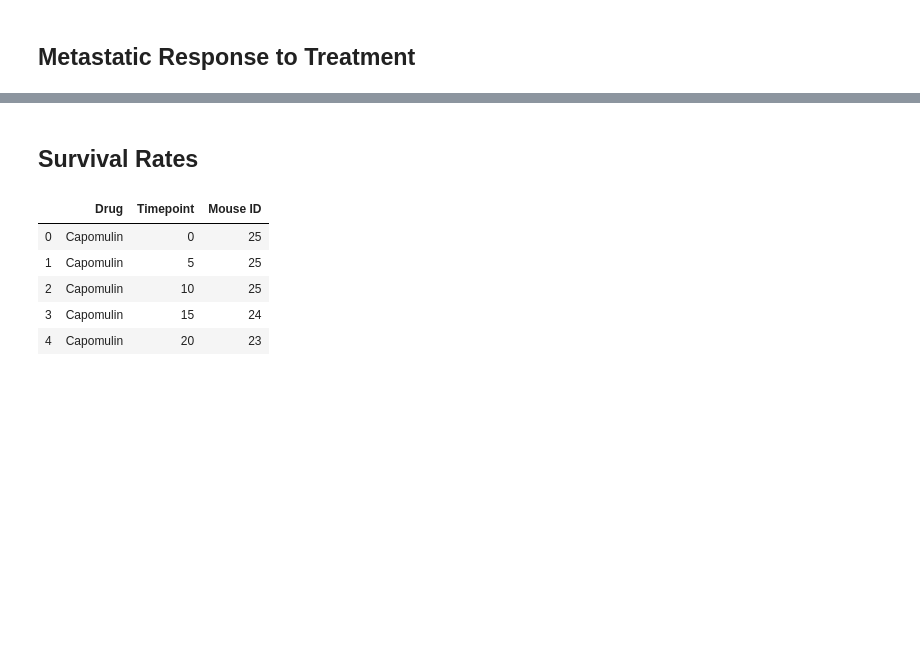
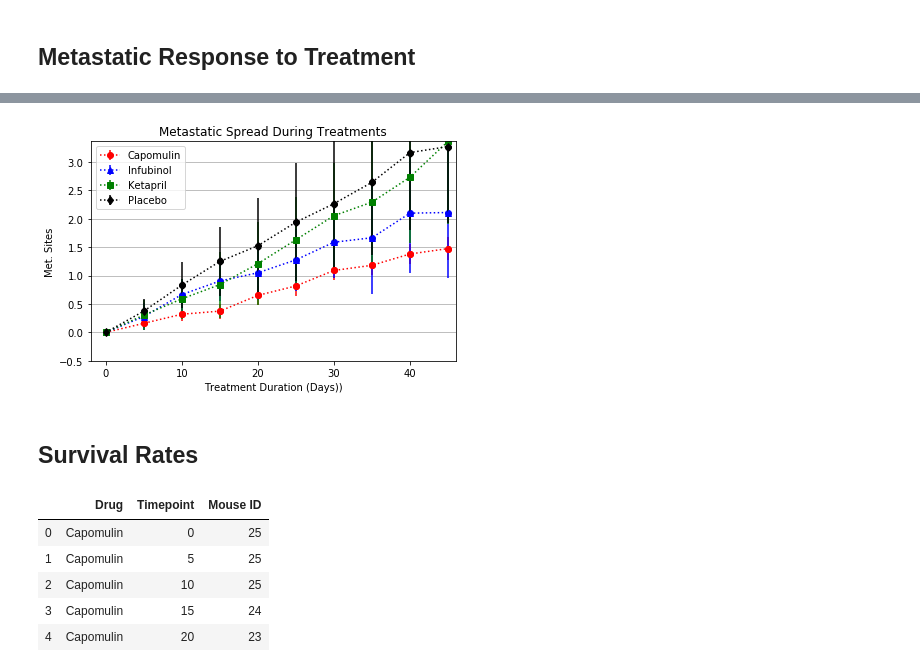
Before and after one commit to nadireag/matplotlib-challenge, a Jupyter notebook: Pymaceuticals/pymaceuticals.ipynb, the cells around one changed output, grey strips where cells are left out. Cells and saved outputs as stored; diff of their text form; code cells hidden in the pictures; blank space fills up the shorter version.

```diff
--- a/Pymaceuticals/pymaceuticals.ipynb
+++ b/Pymaceuticals/pymaceuticals.ipynb
@@ -247,0 +258,9 @@ drug_data.head()
+# %%
+# Select error values for desired drugs
+
+metastatic_error1= metastatic_error_data.loc[(metastatic_error_data["Drug"] == "Capomulin"), "Metastatic Sites"]
+metastatic_error2= metastatic_error_data.loc[(metastatic_error_data["Drug"] == "Infubinol"), "Metastatic Sites"]
+metastatic_error3= metastatic_error_data.loc[(metastatic_error_data["Drug"] == "Ketapril"), "Metastatic Sites"]
+metastatic_error4= metastatic_error_data.loc[(metastatic_error_data["Drug"] == "Placebo"), "Metastatic Sites"]
+
+metastatic_error4
@@ -247,0 +279,6 @@ drug_data.head()
+# %%
+# Create the new data frame for each drugs metastatic values
+
+metastatic_sites = pd.pivot_table(metastatic_df, index = "Timepoint", columns = "Drug", values = "Metastatic Sites")
+
+metastatic_sites.head()
@@ -247,0 +293,4 @@ drug_data.head()
+# %%
+# Reset the index to select columns necessary for plot
+metastatic_data = metastatic_sites.reset_index()
+metastatic_data
@@ -248,3 +309,41 @@ drug_data.head()
+# %%
+ #Generate the Plot (with Error Bars)
+# Create scatter plot for Capomulin values
+plt.scatter(metastatic_data["Timepoint"],metastatic_data["Capomulin"] , color = "red")
+plt.errorbar(metastatic_data["Timepoint"],metastatic_data["Capomulin"], yerr=metastatic_error1, color = "red", fmt = "o", linestyle = ":", label = "Capomulin")
+
+# Create a scatter plot for Infubinol values
+infubinol = plt.scatter(metastatic_data["Timepoint"], metastatic_data["Infubinol"], color = "blue")
+plt.errorbar(metastatic_data["Timepoint"],metastatic_data["Infubinol"], yerr=errors2, color = "blue", fmt = "^", linestyle = ":", label = "Infubinol")
+
+# Create a scatter plot for Ketapril values
+ketapril = plt.scatter(metastatic_data["Timepoint"], metastatic_data["Ketapril"], color = "blue")
+plt.errorbar(metastatic_data["Timepoint"],metastatic_data["Ketapril"], yerr=errors3, color = "green", fmt = "s", linestyle = ":", label = "Ketapril")
+
+# Create a scatter plot for Placebo values
+placebo = plt.scatter(metastatic_data["Timepoint"], metastatic_data["Placebo"], color = "black")
+plt.errorbar(metastatic_data["Timepoint"],metastatic_data["Placebo"], yerr=errors4, color = "black", fmt = "d", linestyle = ":", label = "Placebo")
+
+# Format the plot add labels and limits
+plt.grid(axis="y")
+plt.ylim(-0.5, max(mean_metastatic["Metastatic Sites"]))
+plt.xlim(-2, max(metastatic_data["Timepoint"]) + 1)
+plt.xlabel("Treatment Duration (Days))")
+plt.ylabel("Met. Sites")
+plt.title("Metastatic Spread During Treatments")
+plt.legend(loc="upper left", fancybox=True)
+
+
+
+
+# Save the Figure
+plt.tight_layout()
+plt.savefig("Images/Spread.png")
+
+# Show the Figure
+plt.show()
+# %% [output]
+[figure, added]
 # %% [markdown]
 ## Survival Rates
 # %%
```
Also changed, not shown: parts of 11 cells of this notebook, 2 other files.
